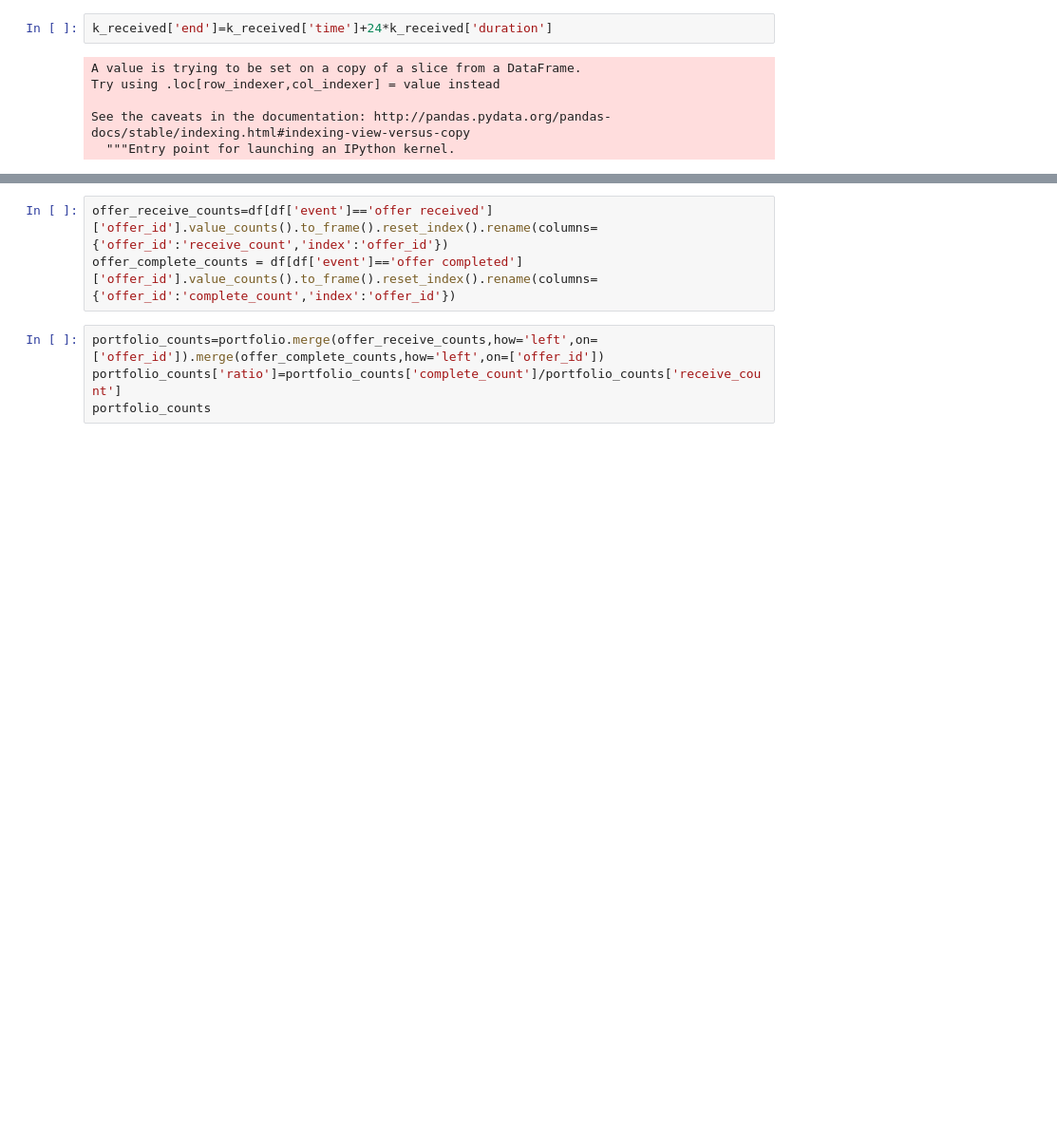
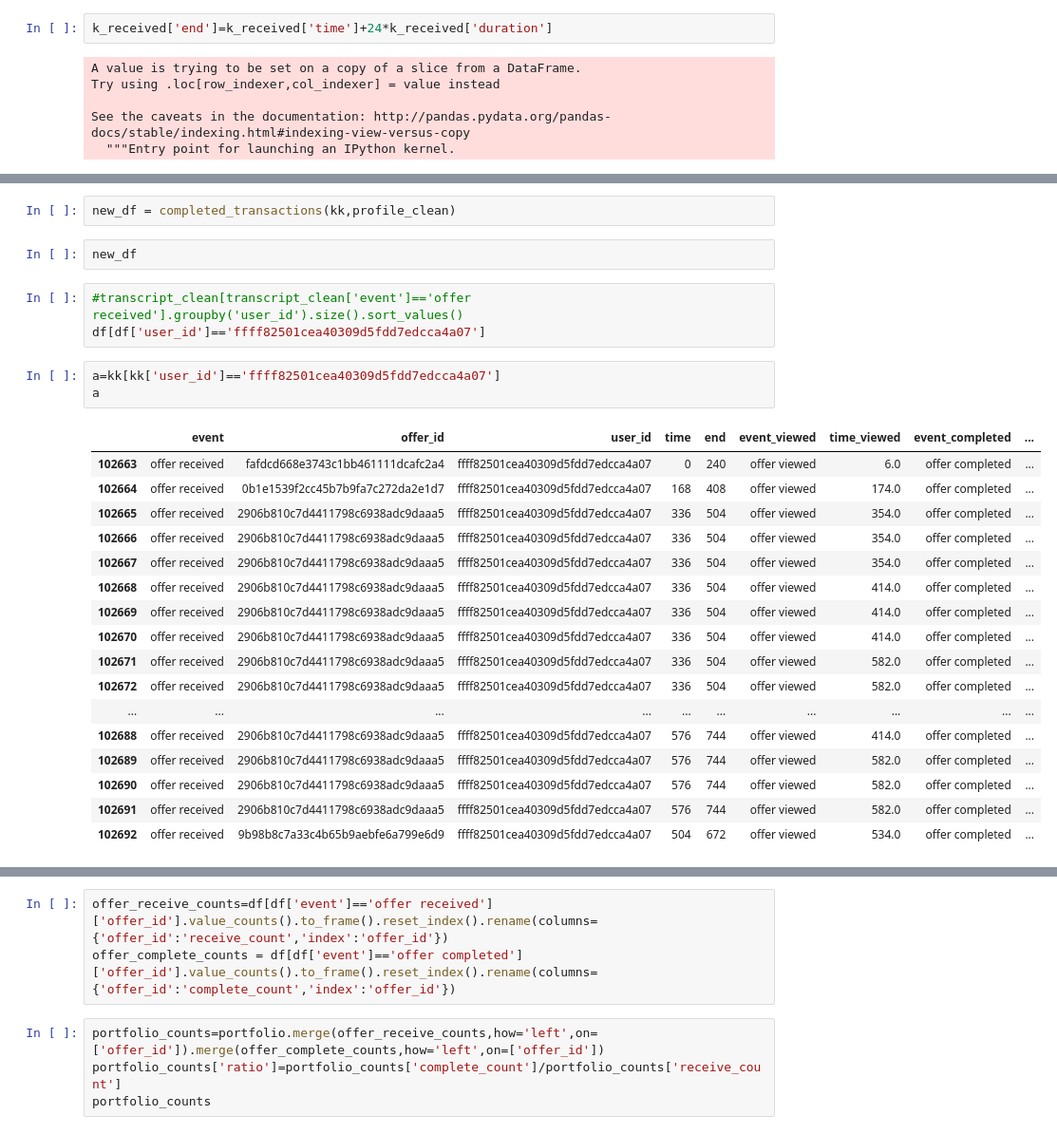
Before and after one commit to onurkapucu/Starbucks_Capstone, a Jupyter notebook: Starbucks_Capstone_notebook.ipynb, the cells around one changed output, grey strips where cells are left out. Shown: that part at 95% size. Drawn from its saved outputs; the diff is of its cells as text; blank space fills up the shorter version.

Commit message:
functionized transaction complete detection

```diff
--- a/Starbucks_Capstone_notebook.ipynb
+++ b/Starbucks_Capstone_notebook.ipynb
@@ -343,0 +340,28 @@ kk[(kk['time']>kk['time_x']) & (kk['time']>kk['time_y']) & (kk['time']<kk['end']
+# %%
+new_df = completed_transactions(kk,profile_clean)
+# %%
+new_df
+# %%
+#transcript_clean[transcript_clean['event']=='offer received'].groupby('user_id').size().sort_values()
+df[df['user_id']=='ffff82501cea40309d5fdd7edcca4a07']
+# %%
+a=kk[kk['user_id']=='ffff82501cea40309d5fdd7edcca4a07']
+a
+# %% [output]
+|  | event | offer_id | user_id | time | end | event_viewed | time_viewed | event_completed | ... |
+| 102663 | offer received | fafdcd668e3743c1bb461111dcafc2a4 | ffff82501cea40309d5fdd7edcca4a07 | 0 | 240 | offer viewed | 6.0 | offer completed | ... |
+| 102664 | offer received | 0b1e1539f2cc45b7b9fa7c272da2e1d7 | ffff82501cea40309d5fdd7edcca4a07 | 168 | 408 | offer viewed | 174.0 | offer completed | ... |
+| 102665 | offer received | 2906b810c7d4411798c6938adc9daaa5 | ffff82501cea40309d5fdd7edcca4a07 | 336 | 504 | offer viewed | 354.0 | offer completed | ... |
+| 102666 | offer received | 2906b810c7d4411798c6938adc9daaa5 | ffff82501cea40309d5fdd7edcca4a07 | 336 | 504 | offer viewed | 354.0 | offer completed | ... |
+| 102667 | offer received | 2906b810c7d4411798c6938adc9daaa5 | ffff82501cea40309d5fdd7edcca4a07 | 336 | 504 | offer viewed | 354.0 | offer completed | ... |
+| 102668 | offer received | 2906b810c7d4411798c6938adc9daaa5 | ffff82501cea40309d5fdd7edcca4a07 | 336 | 504 | offer viewed | 414.0 | offer completed | ... |
+| 102669 | offer received | 2906b810c7d4411798c6938adc9daaa5 | ffff82501cea40309d5fdd7edcca4a07 | 336 | 504 | offer viewed | 414.0 | offer completed | ... |
+| 102670 | offer received | 2906b810c7d4411798c6938adc9daaa5 | ffff82501cea40309d5fdd7edcca4a07 | 336 | 504 | offer viewed | 414.0 | offer completed | ... |
+| 102671 | offer received | 2906b810c7d4411798c6938adc9daaa5 | ffff82501cea40309d5fdd7edcca4a07 | 336 | 504 | offer viewed | 582.0 | offer completed | ... |
+| 102672 | offer received | 2906b810c7d4411798c6938adc9daaa5 | ffff82501cea40309d5fdd7edcca4a07 | 336 | 504 | offer viewed | 582.0 | offer completed | ... |
+| ... | ... | ... | ... | ... | ... | ... | ... | ... | ... |
+| 102688 | offer received | 2906b810c7d4411798c6938adc9daaa5 | ffff82501cea40309d5fdd7edcca4a07 | 576 | 744 | offer viewed | 414.0 | offer completed | ... |
+| 102689 | offer received | 2906b810c7d4411798c6938adc9daaa5 | ffff82501cea40309d5fdd7edcca4a07 | 576 | 744 | offer viewed | 582.0 | offer completed | ... |
+| 102690 | offer received | 2906b810c7d4411798c6938adc9daaa5 | ffff82501cea40309d5fdd7edcca4a07 | 576 | 744 | offer viewed | 582.0 | offer completed | ... |
+| 102691 | offer received | 2906b810c7d4411798c6938adc9daaa5 | ffff82501cea40309d5fdd7edcca4a07 | 576 | 744 | offer viewed | 582.0 | offer completed | ... |
+| 102692 | offer received | 9b98b8c7a33c4b65b9aebfe6a799e6d9 | ffff82501cea40309d5fdd7edcca4a07 | 504 | 672 | offer viewed | 534.0 | offer completed | ... |
```
Also changed, not shown: parts of 8 cells of this notebook.
